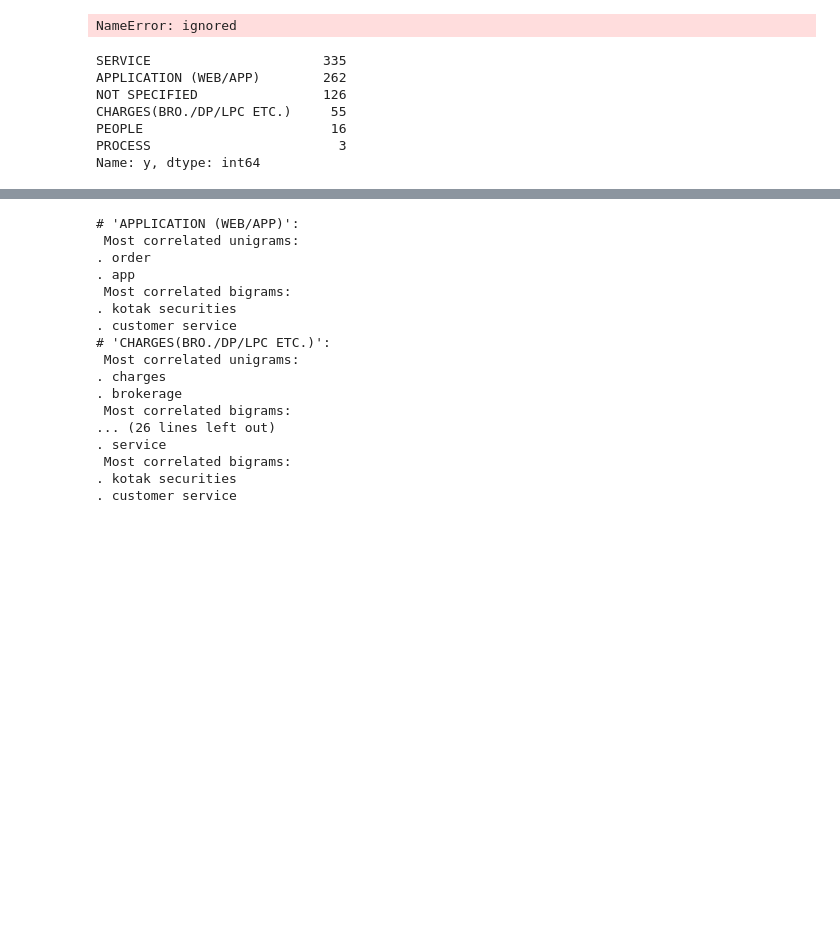
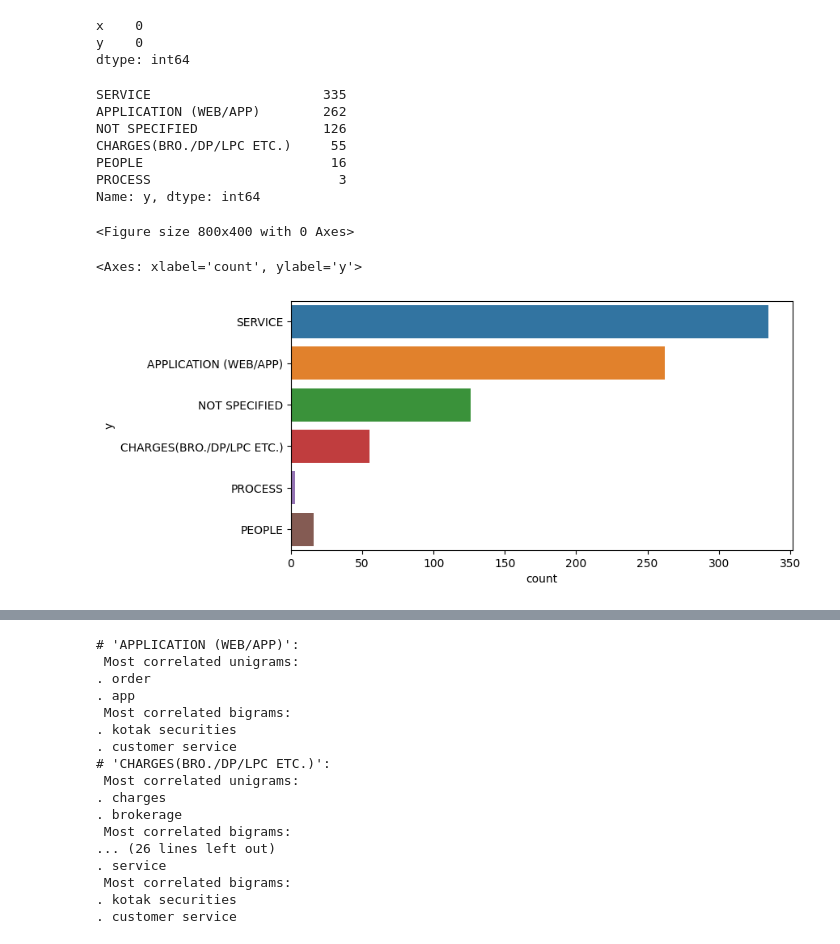
Before and after one commit to Brijeshtanwar/Topic-Modeling, a Jupyter notebook: sklearn_nlp.ipynb, the cells around one changed output, grey strips where cells are left out. Cells and saved outputs as stored; diff of their text form; code cells hidden in the pictures; blank space fills up the shorter version.

```diff
--- a/sklearn_nlp.ipynb
+++ b/sklearn_nlp.ipynb
@@ -25,7 +27,3 @@ df = pd.read_csv(url)
 # %%
 df = df[['CUSTOMER COMMENT', 'Reason']]
 df.columns = ['x', 'y']
-# %%
-df = pd.read_excel(r"C:\Users\HP\Desktop\vs codes\NLP\(sample Data) - Copy.xlsx")
-# %% [output]
-NameError: ignored
@@ -34,0 +30,6 @@ df.columns = ['x', 'y']
+# %%
+df.isnull().sum()
+# %% [output]
+x    0
+y    0
+dtype: int64
@@ -46,0 +49,7 @@ df = df[df['x'].apply(lambda x: not isinstance(x, int))]
+# %%
+plt.figure(figsize=[8,4])
+sns.countplot(y=df['y'])
+# %% [output]
+<Figure size 800x400 with 0 Axes>
+<Axes: xlabel='count', ylabel='y'>
+[figure, added]
```
Also changed, not shown: parts of 16 cells of this notebook.
